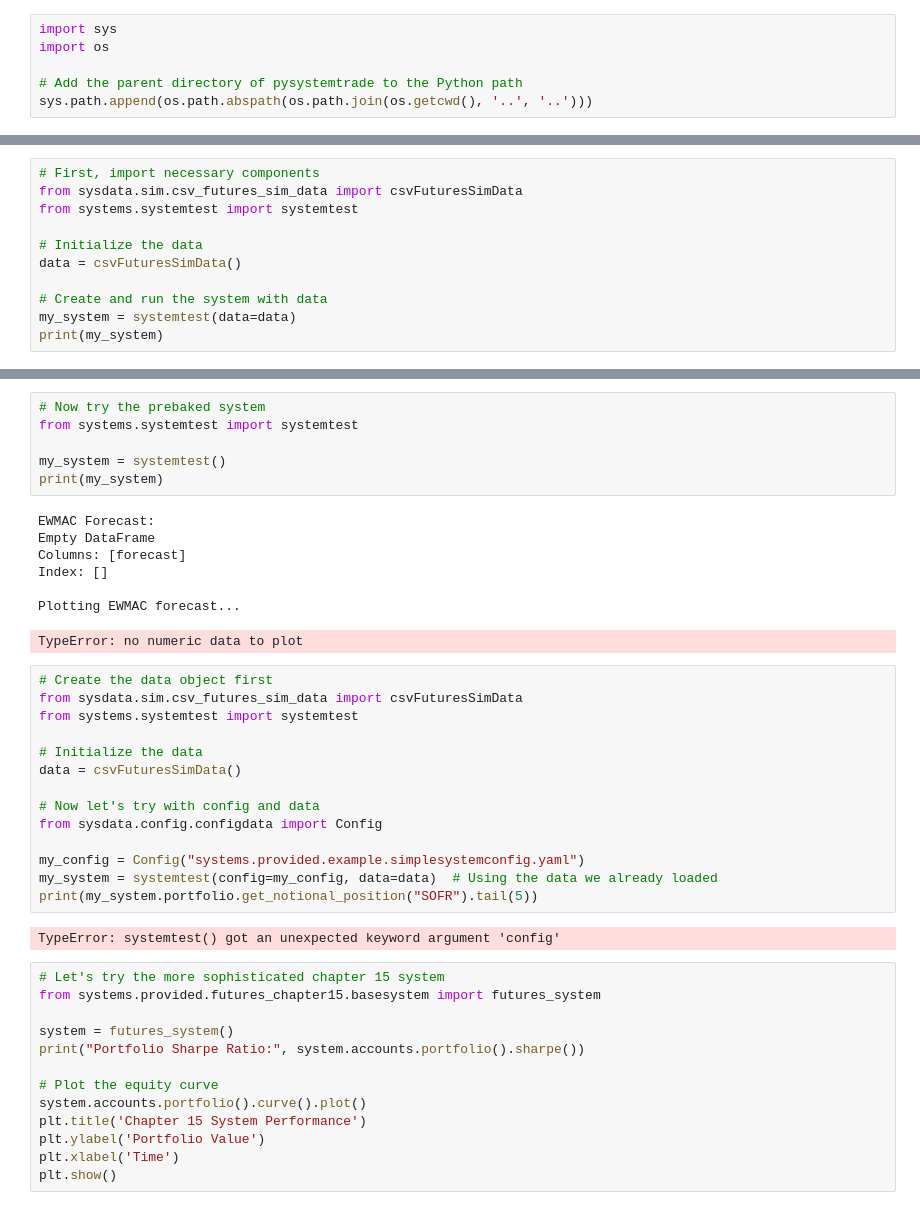
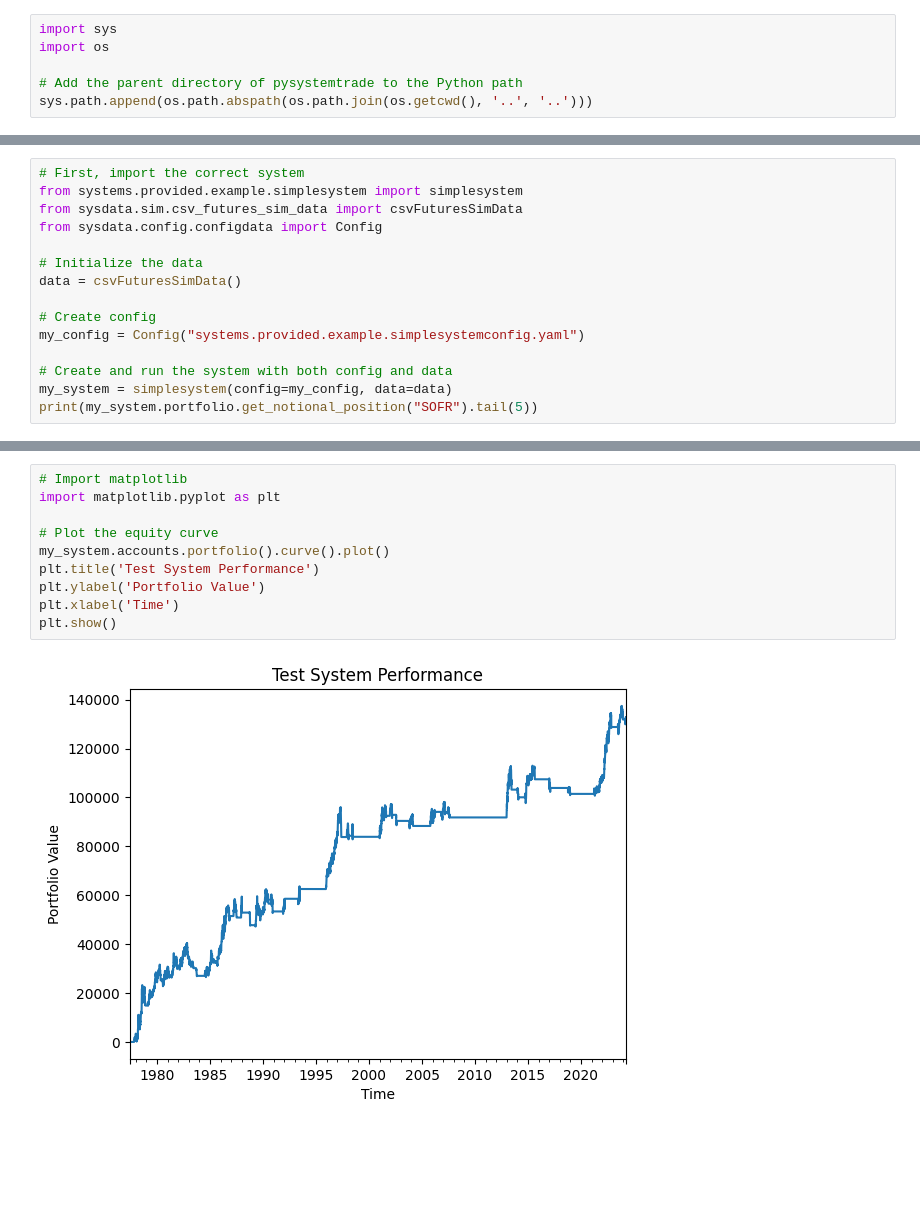
Before and after one commit to dtenreiro/pysystemtrade, a Jupyter notebook: examples/introduction/systemtest.ipynb, the cells around one changed output, grey strips where cells are left out. Cells and saved outputs as stored; diff of their text form; blank space fills up the shorter version.

Commit message:
systemtest with instrument arg

```diff
--- a/examples/introduction/systemtest.ipynb
+++ b/examples/introduction/systemtest.ipynb
@@ -27,11 +75,15 @@ TypeError: no numeric data to plot
 # %%
-# First, import necessary components
+# First, import the correct system
+from systems.provided.example.simplesystem import simplesystem
 from sysdata.sim.csv_futures_sim_data import csvFuturesSimData
-from systems.systemtest import systemtest
+from sysdata.config.configdata import Config
 
 # Initialize the data
 data = csvFuturesSimData()
 
-# Create and run the system with data
-my_system = systemtest(data=data)
-print(my_system)
+# Create config
+my_config = Config("systems.provided.example.simplesystemconfig.yaml")
+
+# Create and run the system with both config and data
+my_system = simplesystem(config=my_config, data=data)
+print(my_system.portfolio.get_notional_position("SOFR").tail(5))
@@ -46,45 +90,14 @@ TypeError: no numeric data to plot
-# %%
-# Now try the prebaked system
-from systems.systemtest import systemtest
-
-my_system = systemtest()
-print(my_system)
-# %% [output]
-EWMAC Forecast:
-Empty DataFrame
-Columns: [forecast]
-Index: []
-
-Plotting EWMAC forecast...
-TypeError: no numeric data to plot
-# %%
-# Create the data object first
-from sysdata.sim.csv_futures_sim_data import csvFuturesSimData
-from systems.systemtest import systemtest
-
-# Initialize the data
-data = csvFuturesSimData()
-
-# Now let's try with config and data
-from sysdata.config.configdata import Config
-
-my_config = Config("systems.provided.example.simplesystemconfig.yaml")
-my_system = systemtest(config=my_config, data=data)  # Using the data we already loaded
-print(my_system.portfolio.get_notional_position("SOFR").tail(5))
-# %% [output]
-TypeError: systemtest() got an unexpected keyword argument 'config'
 # %%
-# Let's try the more sophisticated chapter 15 system
-from systems.provided.futures_chapter15.basesystem import futures_system
-
-system = futures_system()
-print("Portfolio Sharpe Ratio:", system.accounts.portfolio().sharpe())
+# Import matplotlib
+import matplotlib.pyplot as plt
 
 # Plot the equity curve
-system.accounts.portfolio().curve().plot()
-plt.title('Chapter 15 System Performance')
+my_system.accounts.portfolio().curve().plot()
+plt.title('Test System Performance')
 plt.ylabel('Portfolio Value')
 plt.xlabel('Time')
 plt.show()
+# %% [output]
+[figure, added]
 # %%
 # Get account statistics for the chapter 15 system
```
Also changed, not shown: parts of 5 cells of this notebook, 1 other file.
